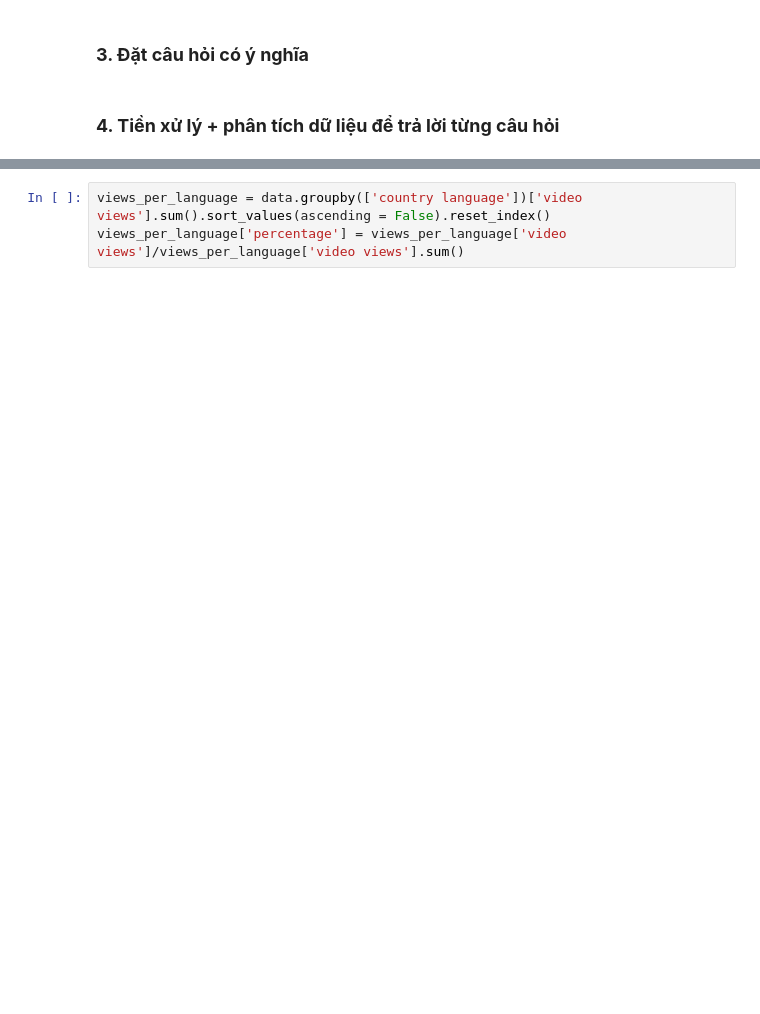
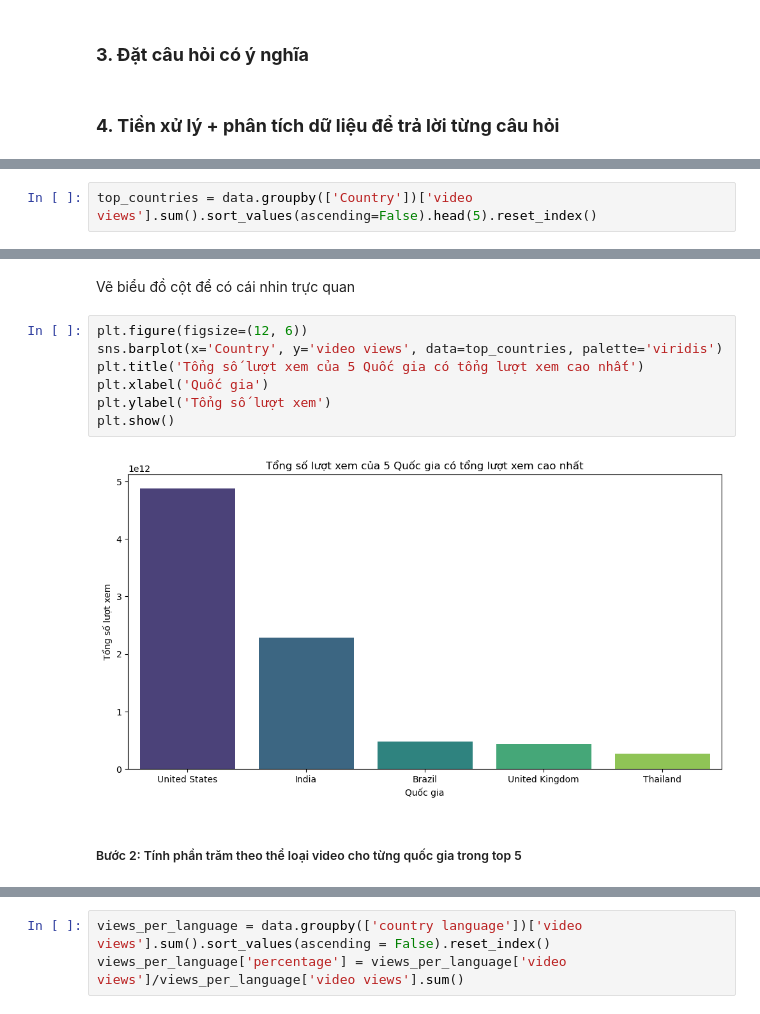
Before and after one commit to BaoDias2505/Final_Project_P4DS, a Jupyter notebook: 21127221_21127583.ipynb, the cells around one changed output, grey strips where cells are left out. Saved outputs shown, nothing was run; the diff lists cells and outputs as text; blank space fills up the shorter version.

```diff
--- a/21127221_21127583.ipynb
+++ b/21127221_21127583.ipynb
@@ -573,0 +542,2 @@ Step 1:
+# %%
+top_countries = data.groupby(['Country'])['video views'].sum().sort_values(ascending=False).head(5).reset_index()
@@ -573,0 +555,13 @@ Step 1:
+# %% [markdown]
+Vẽ biểu đồ cột để có cái nhin trực quan
+# %%
+plt.figure(figsize=(12, 6))
+sns.barplot(x='Country', y='video views', data=top_countries, palette='viridis')
+plt.title('Tổng số lượt xem của 5 Quốc gia có tổng lượt xem cao nhất')
+plt.xlabel('Quốc gia')
+plt.ylabel('Tổng số lượt xem')
+plt.show()
+# %% [output]
+[figure, added]
+# %% [markdown]
+##### Bước 2: Tính phần trăm theo thể loại video cho từng quốc gia trong top 5
```
Also changed, not shown: parts of 43 cells of this notebook.
